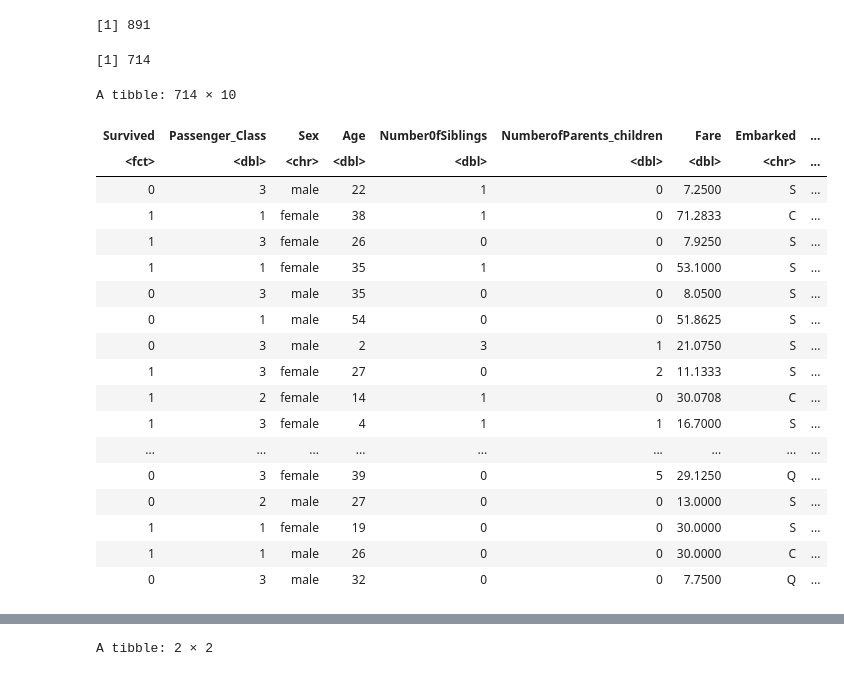
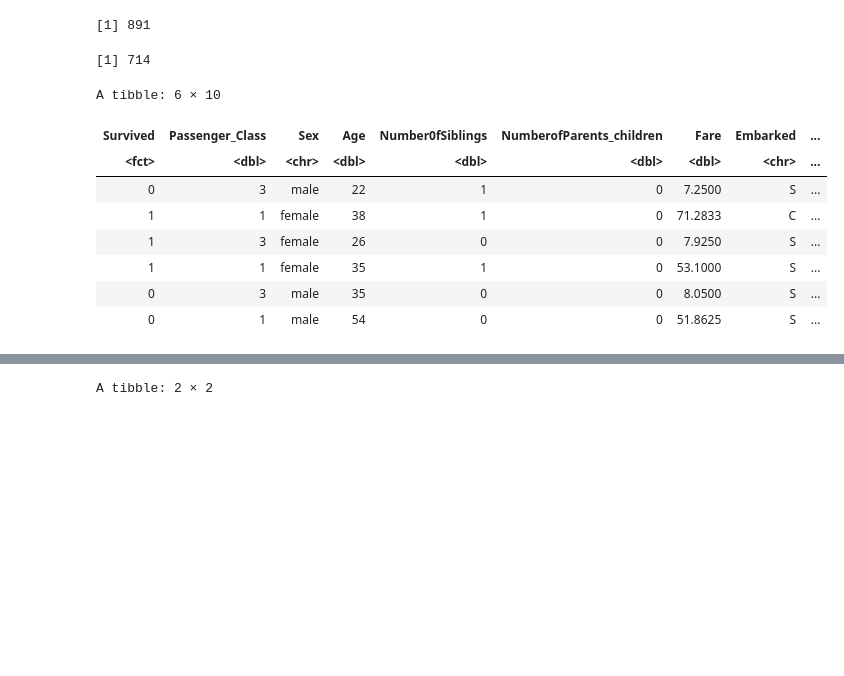
Before and after one commit to zhang17s/DSCI-100-Group-Project-, a Jupyter notebook: Proposal.ipynb, the cells around one changed output, grey strips where cells are left out. Cells and saved outputs as stored; diff of their text form; code cells hidden in the pictures; blank space fills up the shorter version.

```diff
--- a/Proposal.ipynb
+++ b/Proposal.ipynb
@@ -123,34 +113,24 @@ nrow(boat_data_binary)
 # %%
 #removing the columns with NA values for age.
 #we see we only loose about 20 percent of the original 891 row dataset
 
 boat_data_NA <- boat_data_binary |>
     filter(!is.na(Age)) |>
     mutate(Survived = as_factor(Survived))
 
 nrow(boat_data_NA)
-boat_data_NA
+head(boat_data_NA)
 # %% [output]
 [1] 714
-A tibble: 714 × 10
+A tibble: 6 × 10
 | Survived | Passenger_Class | Sex | Age | Number0fSiblings | NumberofParents_children | Fare | Embarked | ... |
 | <fct> | <dbl> | <chr> | <dbl> | <dbl> | <dbl> | <dbl> | <chr> | ... |
 | 0 | 3 | male | 22 | 1 | 0 | 7.2500 | S | ... |
 | 1 | 1 | female | 38 | 1 | 0 | 71.2833 | C | ... |
 | 1 | 3 | female | 26 | 0 | 0 | 7.9250 | S | ... |
 | 1 | 1 | female | 35 | 1 | 0 | 53.1000 | S | ... |
 | 0 | 3 | male | 35 | 0 | 0 | 8.0500 | S | ... |
 | 0 | 1 | male | 54 | 0 | 0 | 51.8625 | S | ... |
-| 0 | 3 | male | 2 | 3 | 1 | 21.0750 | S | ... |
-| 1 | 3 | female | 27 | 0 | 2 | 11.1333 | S | ... |
-| 1 | 2 | female | 14 | 1 | 0 | 30.0708 | C | ... |
-| 1 | 3 | female | 4 | 1 | 1 | 16.7000 | S | ... |
-| ... | ... | ... | ... | ... | ... | ... | ... | ... |
-| 0 | 3 | female | 39 | 0 | 5 | 29.1250 | Q | ... |
-| 0 | 2 | male | 27 | 0 | 0 | 13.0000 | S | ... |
-| 1 | 1 | female | 19 | 0 | 0 | 30.0000 | S | ... |
-| 1 | 1 | male | 26 | 0 | 0 | 30.0000 | C | ... |
-| 0 | 3 | male | 32 | 0 | 0 | 7.7500 | Q | ... |
 # %%
 set.seed(911)
 #splitting the wrangled data into test and training sets
```
Also changed, not shown: parts of 11 cells of this notebook.
